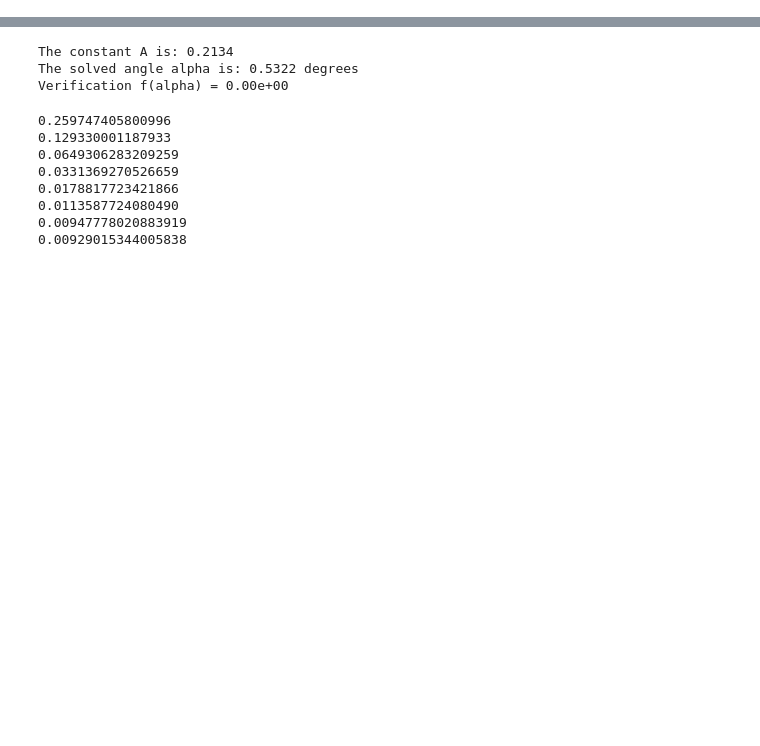
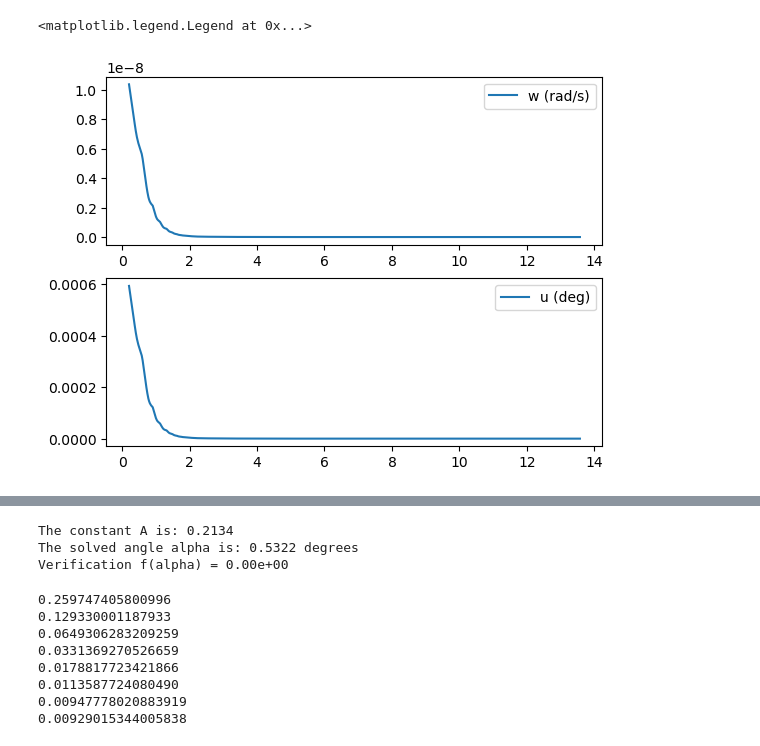
Before and after one commit to AODadbase/FV-Controls, a Jupyter notebook: LRI_Meshcat/Implementation/Render.ipynb, the cells around one changed output, grey strips where cells are left out. Cells and saved outputs as stored; diff of their text form; code cells hidden in the pictures; blank space fills up the shorter version.

Commit message:
Implemented controller and tested with a state to verify if the controller works in Render.ipynb

```diff
--- a/LRI_Meshcat/Implementation/Render.ipynb
+++ b/LRI_Meshcat/Implementation/Render.ipynb
@@ -457,0 +441,63 @@ $\displaystyle \left[\begin{matrix}0.75\\0.75\\0.00239463601532567 \pi \left(4.1
+# %%
+t = pd.read_csv("/Users/dsong/Library/CloudStorage/OneDrive-UniversityofIllinois-Urbana/Club Stuff/LRI/FV-Controls/Control/important_data.csv")["# Time (s)"]
+v3 = pd.read_csv("/Users/dsong/Library/CloudStorage/OneDrive-UniversityofIllinois-Urbana/Club Stuff/LRI/FV-Controls/Control/important_data.csv")["Vertical velocity (m/s)"]
+w3 = pd.read_csv("/Users/dsong/Library/CloudStorage/OneDrive-UniversityofIllinois-Urbana/Club Stuff/LRI/FV-Controls/Control/important_data.csv")["Roll rate (°/s)"]
+w3 = w3 * np.pi / 180 # convert to rad/s
+
+i = 18 # index to start at (after launch rail clearance)
+mask = t <= 13.571
+t = t[mask]
+v3 = v3[mask]
+w3 = w3[mask]
+
+t = t[i:]
+v3 = v3[i:]
+w3 = w3[i:]
+
+controller = Controls()
+f, fsubs, A, B = controller.getAB(0.5)
+
+A = np.array(A).astype(float)
+B = np.array(B).astype(float)
+K = np.zeros_like(B.T)
+K[0][2] = -1000 # Roll rate feedback
+K[0][9] = -0.5 # Yaw feedback
+
+i = 20
+dt = 0.01 # 100 Hz
+# t = np.arange(t[i], t, dt) # time vector from t=0.206s to t=13.57s at 100 Hz
+N = len(t)  # number of time steps
+# DT = 3 # Update A and B every DT seconds
+
+x = np.zeros((10, N))
+u = np.zeros((1, N))
+x0 = np.array([0, 0, w3[i], 0, 0, v3[i], 1, 0, 0, 0])  # Initial state vector (testing 1 rad/s roll rate, perfect vertical orientation)
+# x0[2] = 1e-3 # Test different roll rates to see how fast it stabilizes (doesn't work past 1e-3 rad/s)
+#              # At 1e-3 rad/s, it takes about 4 seconds to stabilize
+#              # Based on OpenRocket data, roll rate never exceeds 1e-3 and is usually around 1e-5 rad/s
+x[:, 0] = x0
+for k in range(N - 1):
+    u[:, k] = -K @ x[:, k]
+    u_lim = np.clip(u[:, k], rad(-8), rad(8)) # Limit aileron deflection to +/- 8 degrees
+    u[:, k] = u_lim
+    xdot = A @ x[:, k] - B @ u[:, k]
+    x[:, k+1] = x[:, k] + xdot * dt # Update state using Euler integration
+
+
+# Plotting
+import matplotlib.pyplot as plt
+
+w3 = x[2, :]  # Roll rate
+psi = x[0, :]  # Roll angle
+delta1 = u[0, :]  # Aileron angle
+plt.figure()
+plt.subplot(2,1,1)
+# plt.plot(t, psi, label='x (rad/s)')
+plt.plot(t, w3, label='w (rad/s)')
+plt.legend()
+plt.subplot(2,1,2)
+plt.plot(t, delta1 * 180/np.pi, label='u (deg)')
+plt.legend()
+# %% [output]
+<matplotlib.legend.Legend at 0x...>
+[figure, added]
```
Also changed, not shown: parts of 12 cells of this notebook, 6 other files.
